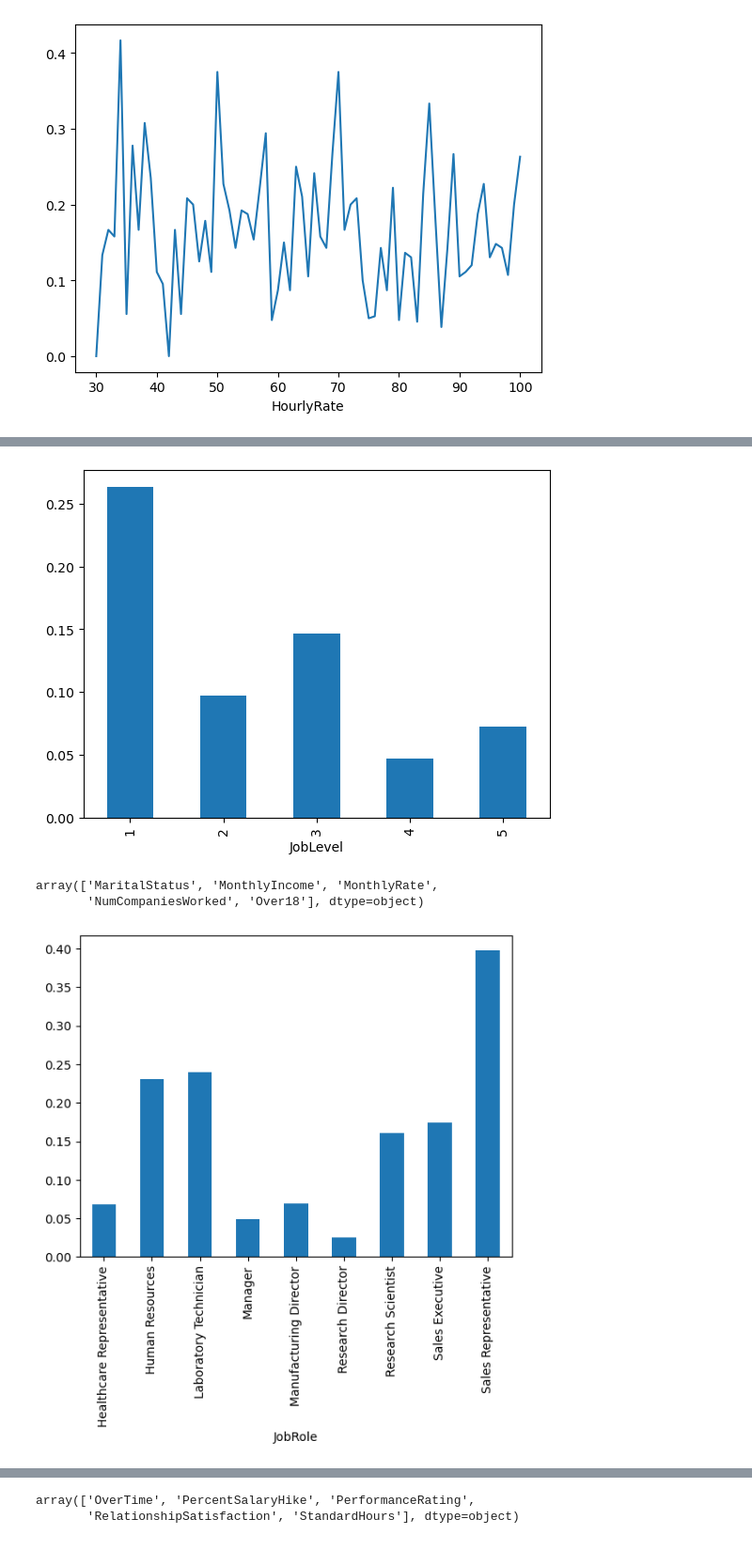
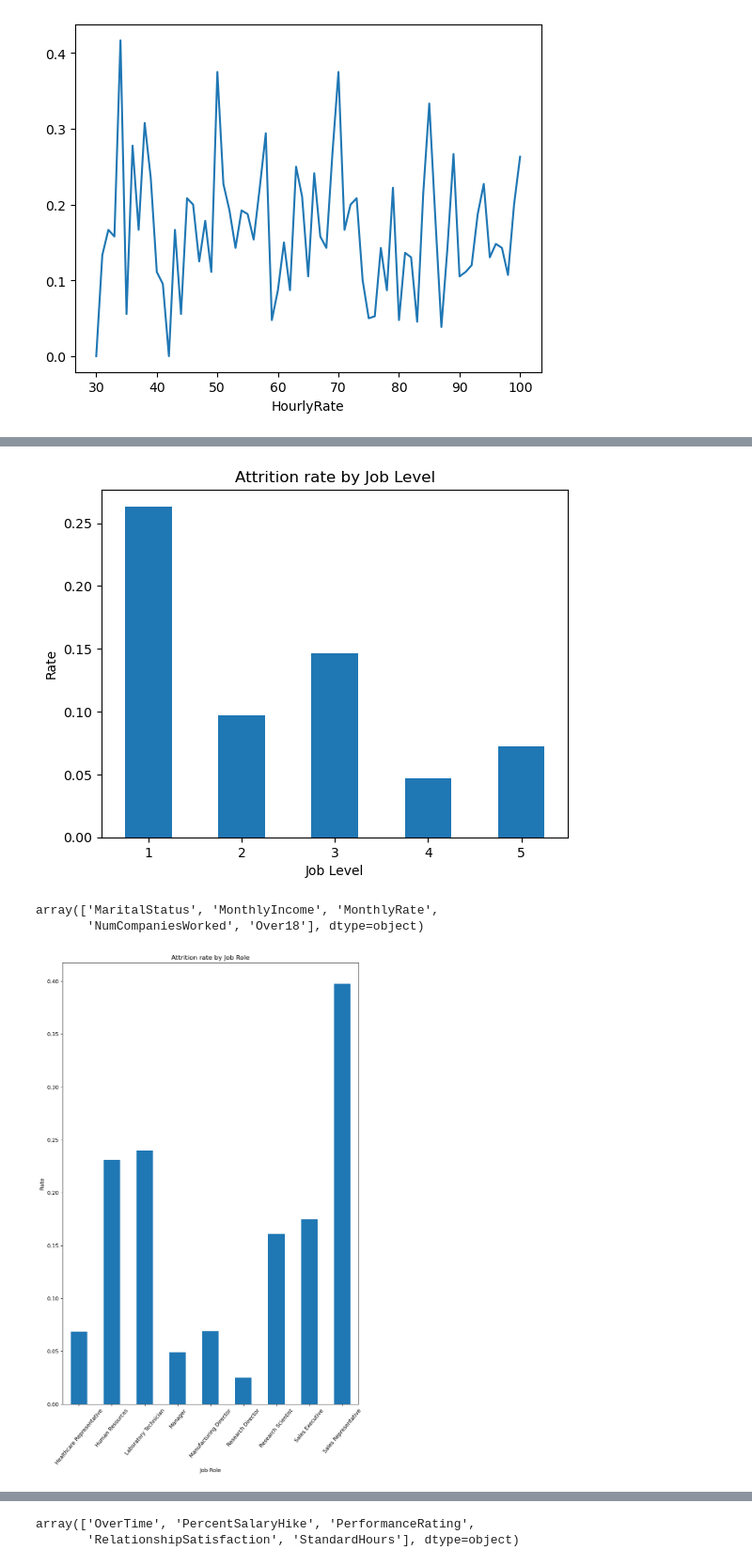
Before and after one commit to atigonh/resignation, a Jupyter notebook: code/2_EDA.ipynb, the cells around one changed output, grey strips where cells are left out. Shown at 94% size. Saved outputs shown, nothing was run; the diff lists cells and outputs as text; code cells hidden in the pictures.

```diff
--- a/code/2_EDA.ipynb
+++ b/code/2_EDA.ipynb
@@ -163,9 +208,14 @@ df.groupby(by='JobInvolvement')['Attrition'].mean().plot(kind='bar');
 # %%
 # JobLevel
 df.groupby(by='JobLevel')['Attrition'].mean().plot(kind='bar');
+plt.title('Attrition rate by Job Level')
+plt.ylabel('Rate')
+plt.xlabel('Job Level')
+plt.xticks(rotation=0)
+plt.savefig('../image/eda_attrition_rate_by_job_level.png')
 # level 1 - related
 # %% [output]
-[figure, old version]
+[figure, new version]
 # %%
 df.columns[15:20].values
 # %% [output]
@@ -173,12 +223,18 @@ array(['MaritalStatus', 'MonthlyIncome', 'MonthlyRate',
        'NumCompaniesWorked', 'Over18'], dtype=object)
 # %%
 # JobRole
+plt.figure(figsize=(10,15))
 df.groupby(by='JobRole')['Attrition'].mean().plot(kind='bar');
+plt.title('Attrition rate by Job Role')
+plt.ylabel('Rate')
+plt.xlabel('Job Role')
+plt.xticks(rotation=50)
+plt.savefig('../image/eda_attrition_rate_by_job_role.png')
 # high - sales_rep
 # med - hr, lab_tec, res_sci, sales_exec
 # low - hea_rep, mgr, man_dir, res_dir
 # %% [output]
-[figure, old version]
+[figure, new version]
 # %%
 # JobSatisfaction
 df.groupby(by='JobSatisfaction')['Attrition'].mean().plot(kind='bar');
```
Also changed, not shown: parts of 15 cells of this notebook, 22 other files.
